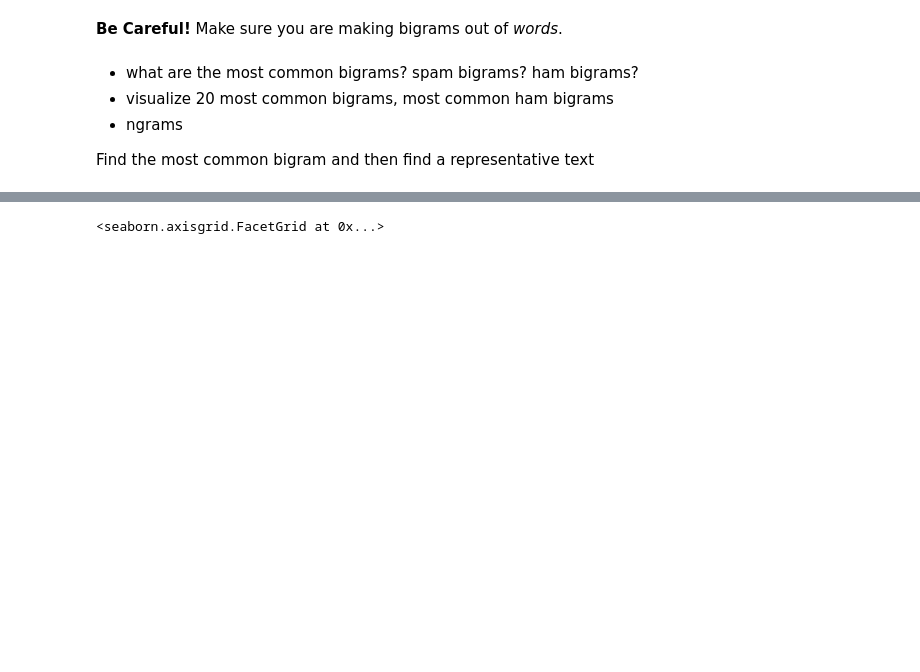
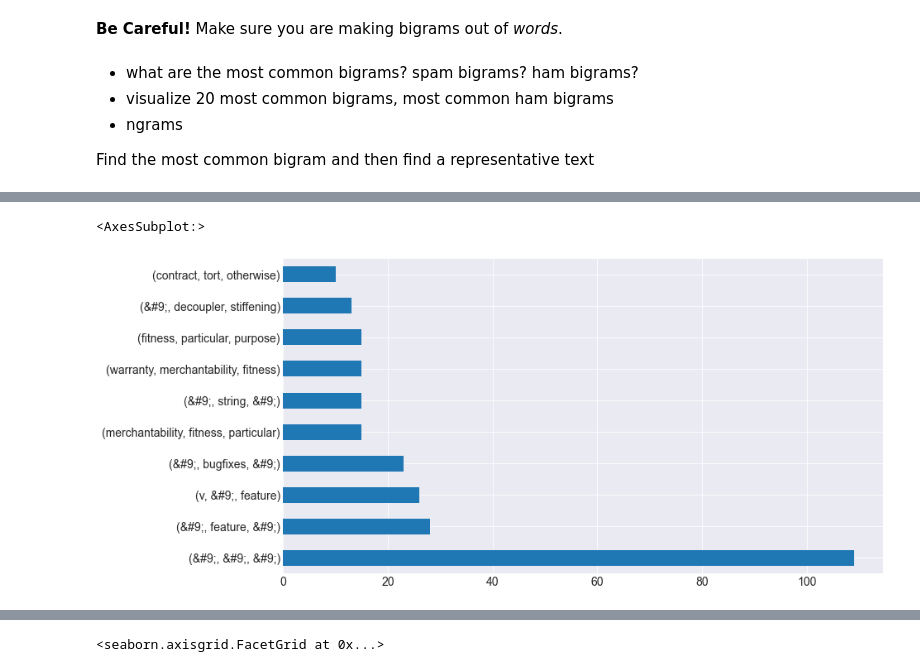
Before and after one commit to Codeup-Mirzakhani-Group1-NLP-Project/Codeup-Mirzakhani-GitHub-Scrape-NLP-Project, a Jupyter notebook: justin_docs/Justin_project_working.ipynb, the cells around one changed output, grey strips where cells are left out. Drawn from its saved outputs; the diff is of its cells as text; code cells hidden in the pictures; blank space fills up the shorter version.

```diff
--- a/justin_docs/Justin_project_working.ipynb
+++ b/justin_docs/Justin_project_working.ipynb
@@ -797,0 +819,6 @@ pd.Series(nltk.bigrams(js_lem)
+# %%
+# Display top 10 bigram pairs for JavaScript lemmatized
+pd.Series(nltk.ngrams(all_lem, 3)).value_counts().head(10).plot.barh()
+# %% [output]
+<AxesSubplot:>
+[figure, added]
```
Also changed, not shown: parts of 49 cells of this notebook.
